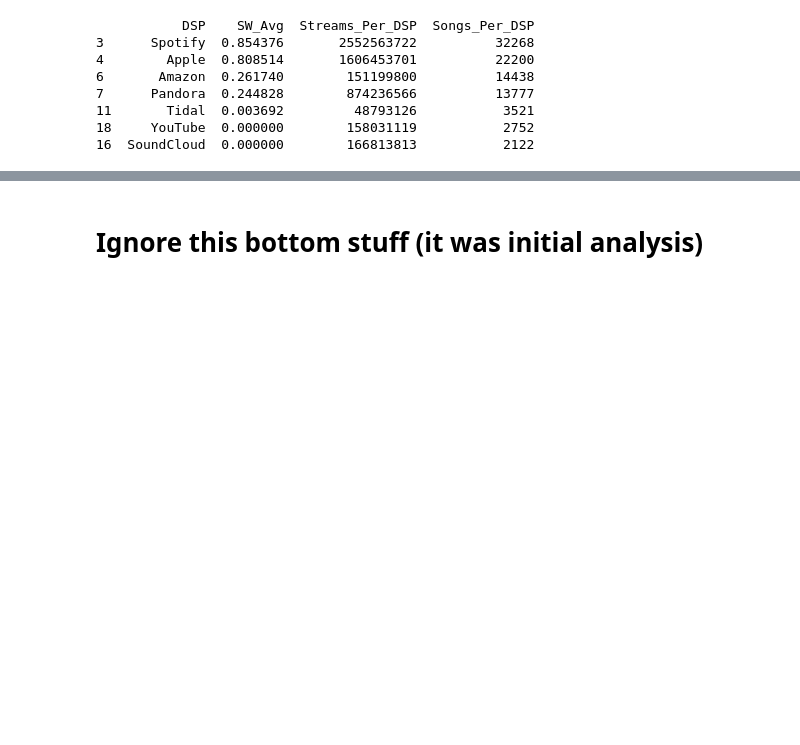
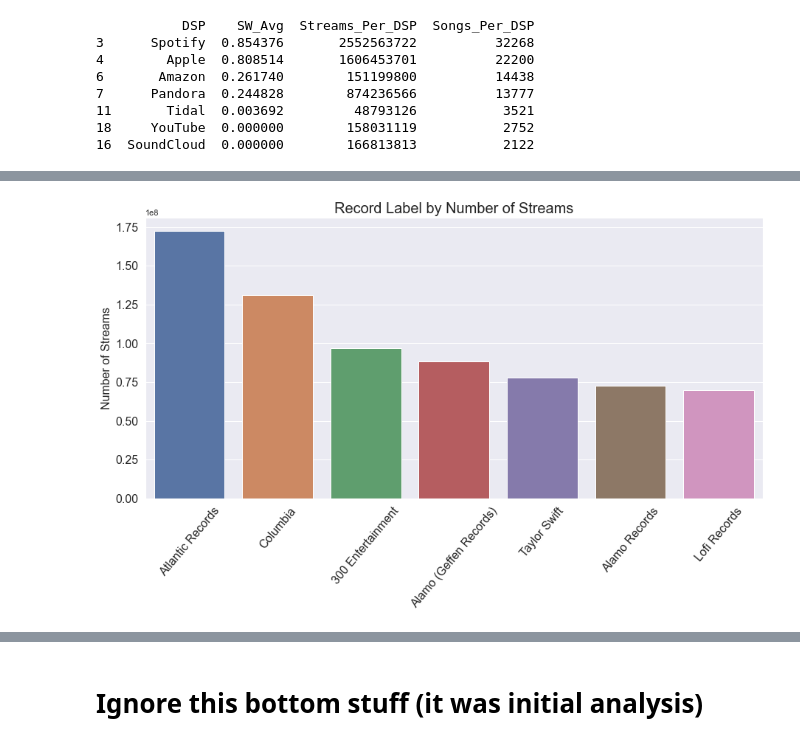
Before and after one commit to NSS-Data-Analytics-Cohort-6/mlc-project-nan-nagini, a Jupyter notebook: notebooks/mlc_jasmine.ipynb, the cells around one changed output, grey strips where cells are left out. Saved outputs shown, nothing was run; the diff lists cells and outputs as text; code cells hidden in the pictures; blank space fills up the shorter version.

```diff
--- a/notebooks/mlc_jasmine.ipynb
+++ b/notebooks/mlc_jasmine.ipynb
@@ -434,0 +482,6 @@ plt.title('Top 7 DSPs by Number of Songs Streamed');
+# %%
+Label_ratio = mlc_df.groupby('Label')['Songwriter?'].mean()
+Label_ratio = Label_ratio.sort_values(ascending=False)
+# %%
+Label_df = pd.merge(streams_per_Label, Label_ratio, on=['Label'], how='inner')
+print(Label_df)
@@ -434,0 +504,4 @@ plt.title('Top 7 DSPs by Number of Songs Streamed');
+# %%
+Label_df.reset_index(inplace=True)
+Label_df = Label_df.rename(columns = {'index': "Label"})
+print(Label_df)
@@ -434,0 +523,3 @@ plt.title('Top 7 DSPs by Number of Songs Streamed');
+# %%
+radiohead = Label_df.head(7)
+print(radiohead)
@@ -434,0 +535,14 @@ plt.title('Top 7 DSPs by Number of Songs Streamed');
+# %%
+sns.set_theme(style="darkgrid")
+
+
+# Plot the responses for different events and regions
+plt.gcf().set_size_inches(15,7) # Rudy: Make it bigger
+sns.barplot(x="Label", y="Streams", data=radiohead)
+plt.title('Record Label by Number of Streams', fontsize=20)
+plt.xticks(rotation=50, fontsize=16)
+plt.xlabel('', fontsize=0)
+plt.ylabel('Number of Streams', fontsize=16)
+plt.yticks(fontsize=16);
+# %% [output]
+[figure, added]
```
Also changed, not shown: parts of 14 cells of this notebook.
